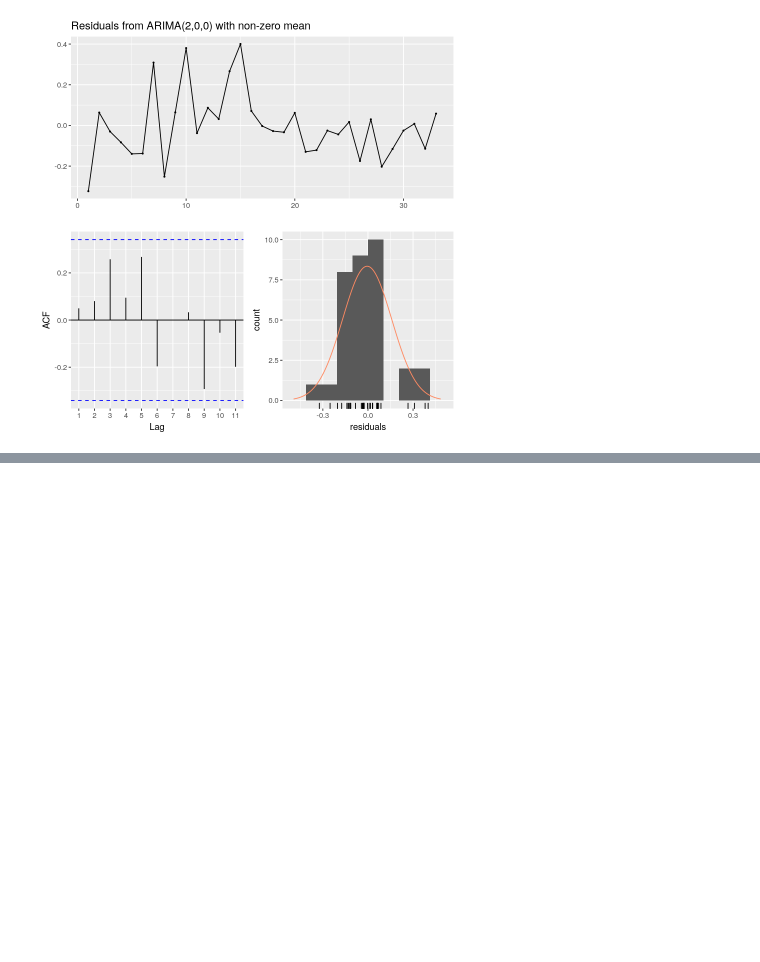
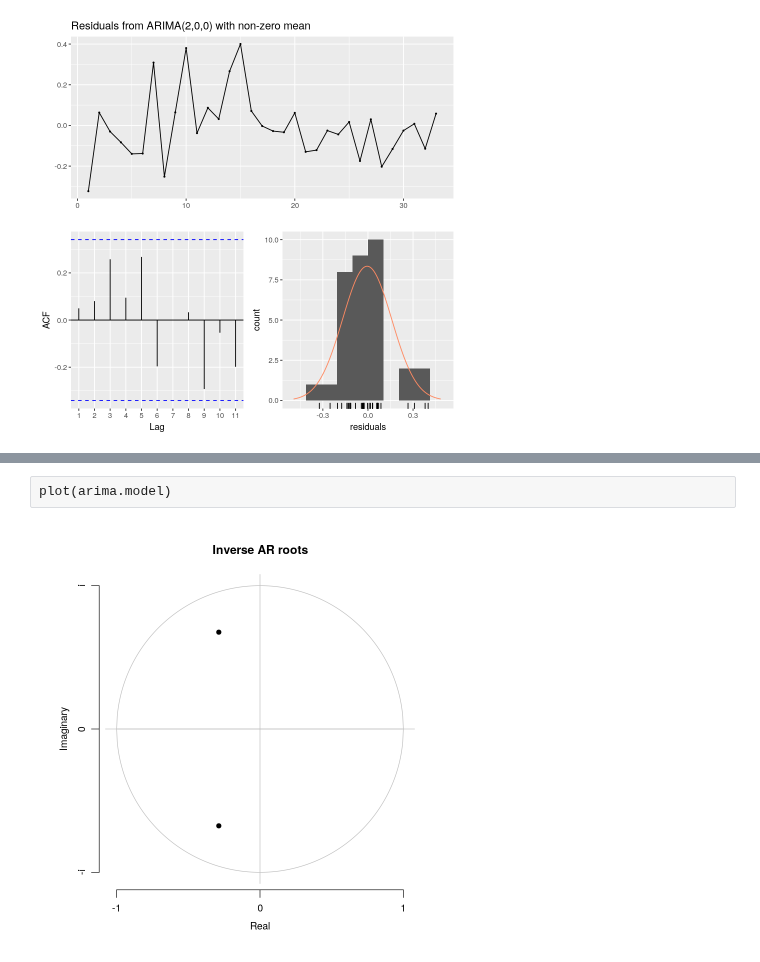
Before and after one commit to drakesiard/em-2020, a Jupyter notebook: analysis/6_TI_drilldown.ipynb, the cells around one changed output, grey strips where cells are left out. Saved outputs shown, nothing was run; the diff lists cells and outputs as text; blank space fills up the shorter version.

```diff
--- a/analysis/6_TI_drilldown.ipynb
+++ b/analysis/6_TI_drilldown.ipynb
@@ -229,0 +247,4 @@ Model df: 3.   Total lags used: 7
+# %%
+plot(arima.model)
+# %% [output]
+[figure, added]
```
Also changed, not shown: parts of 1 cell of this notebook.
